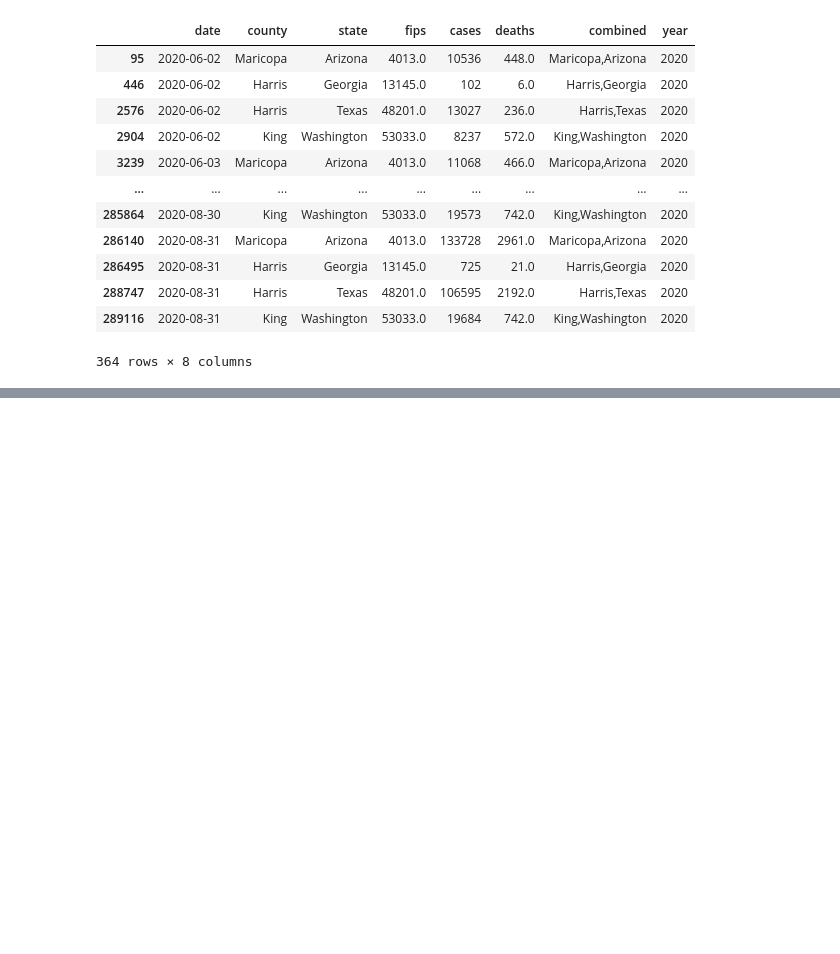
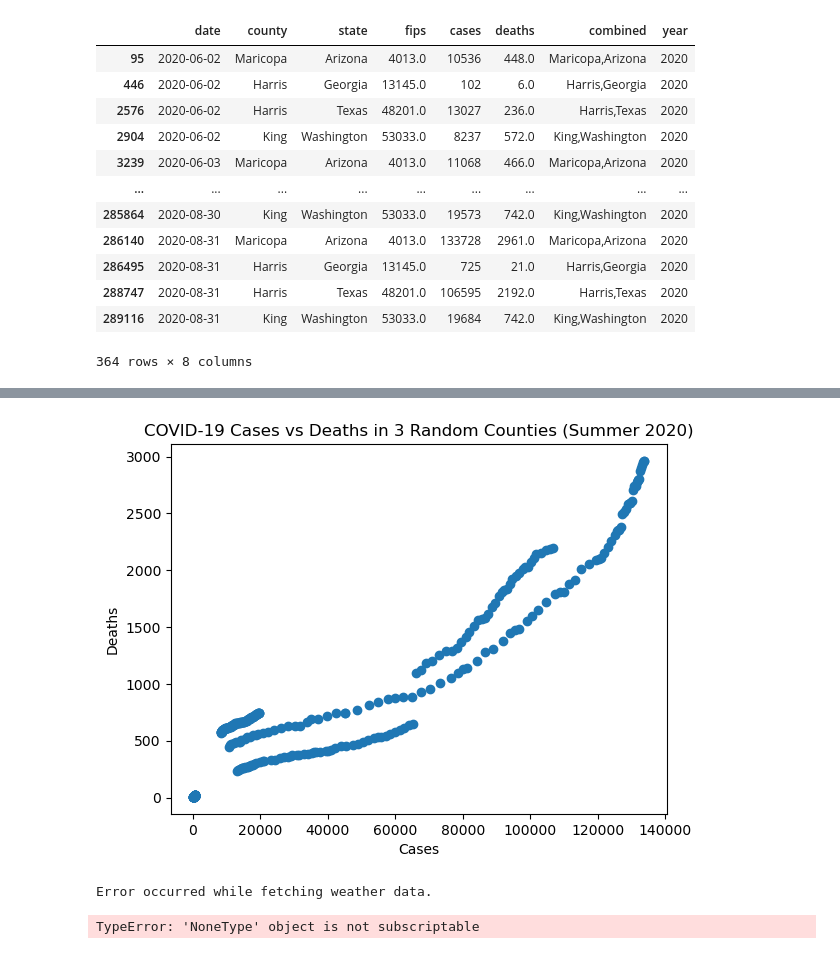
Before and after one commit to ryankracaw/project-one, a Jupyter notebook: Summer.ipynb, the cells around one changed output, grey strips where cells are left out. Cells and saved outputs as stored; diff of their text form; code cells hidden in the pictures; blank space fills up the shorter version.

```diff
--- a/Summer.ipynb
+++ b/Summer.ipynb
@@ -224,0 +236,9 @@ summer_covid_df
+# %%
+# Create scatter plot of cases vs deaths
+plt.scatter(random_covid_df["cases"], random_covid_df["deaths"])
+plt.xlabel("Cases")
+plt.ylabel("Deaths")
+plt.title('COVID-19 Cases vs Deaths in 3 Random Counties (Summer 2020)')
+plt.show()
+# %% [output]
+[figure, added]
@@ -224,0 +281,25 @@ summer_covid_df
+# %%
+weather_data_list = []
+
+for county in tqdm(selected_counties, desc='Processing Counties'):
+    county_data = summer_covid_df[summer_covid_df['county'] == county]
+
+    for index, row in tqdm(county_data.iterrows(), desc=f'Processing {county}'):
+        date = row['date']
+
+        # Call the get_weather_data() function to retrieve weather data
+        weather_data = get_weather_data(county, date)
+
+        temperature = weather_data['temp_c']
+        wind_speed = weather_data['wind_kph']
+        humidity = weather_data['humidity']
+
+        weather_data_list.append((county, date, temperature, wind_speed, humidity))
+
+weather_df = pd.DataFrame(weather_data_list, columns=['County', 'Date', 'Temperature', 'Wind Speed', 'Humidity'])
+summer_covid_df = summer_covid_df.merge(weather_df, left_on=['county', 'new_date'], right_on=['County', 'Date'])
+summer_covid_df = summer_covid_df.drop(['County', 'Date'], axis=1)
+summer_covid_df
+# %% [output]
+Error occurred while fetching weather data.
+TypeError: 'NoneType' object is not subscriptable
```
Also changed, not shown: parts of 6 cells of this notebook.
